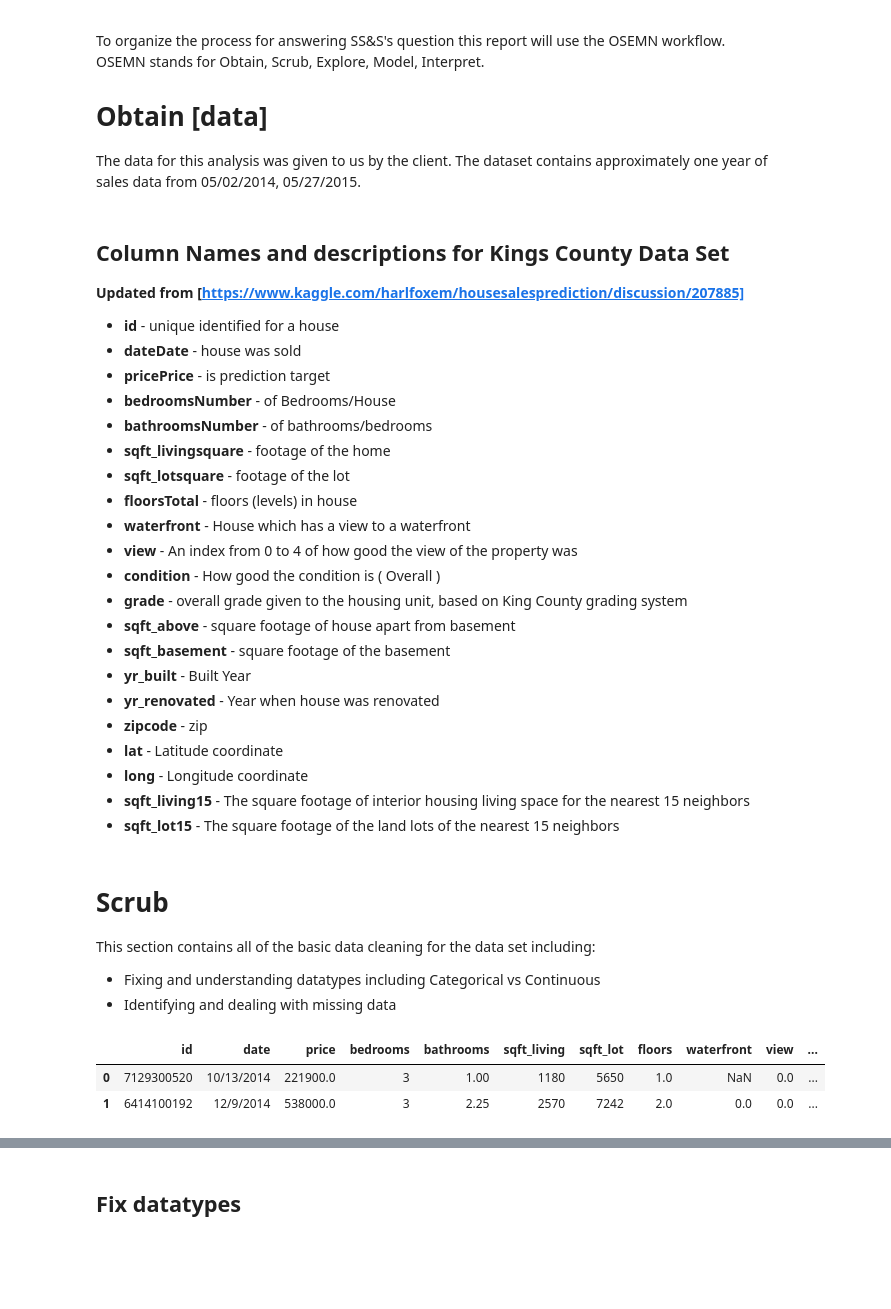
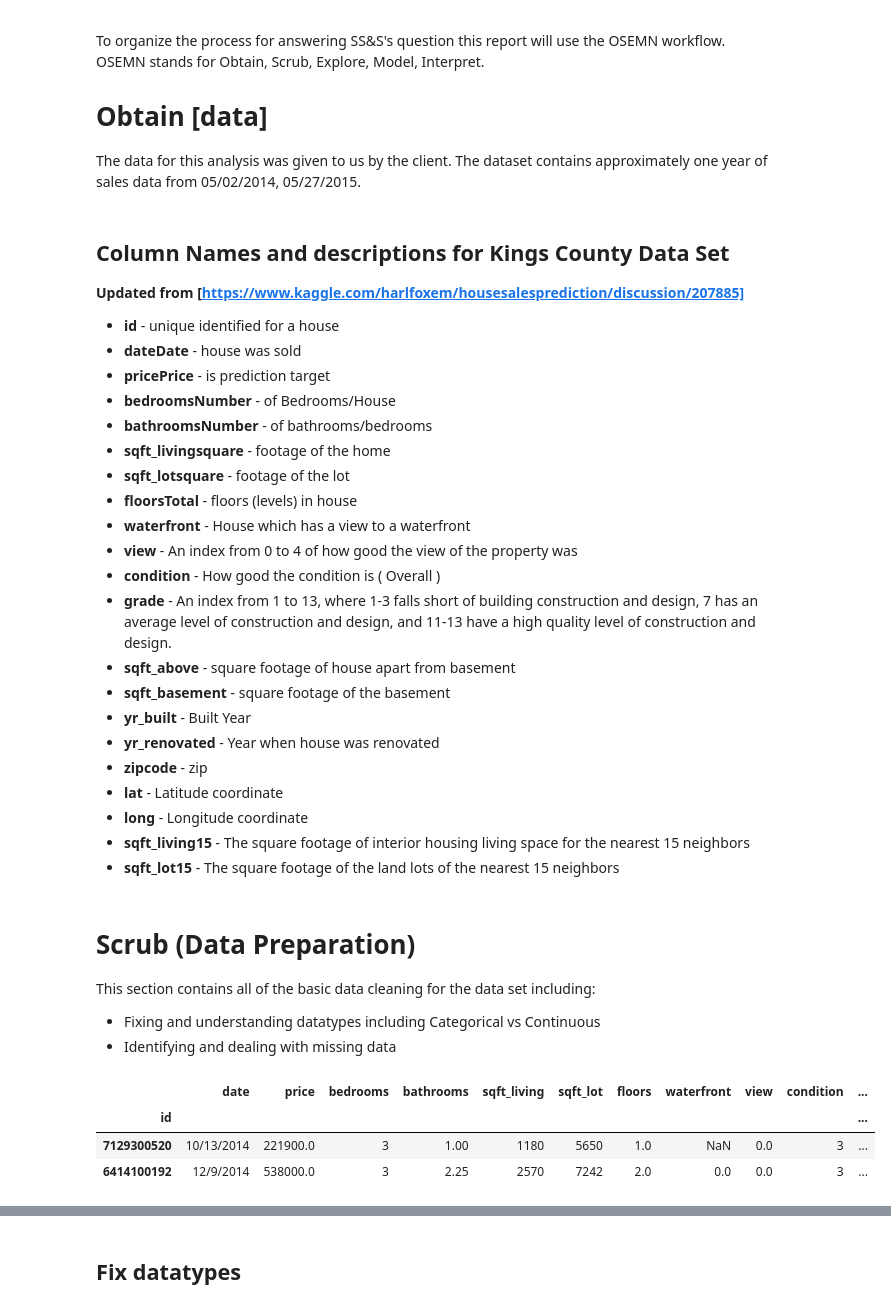
Before and after one commit to benbogart/King-County-Housing-Price, a Jupyter notebook: Project.ipynb, the cells around one changed output, grey strips where cells are left out. Cells and saved outputs as stored; diff of their text form; code cells hidden in the pictures; blank space fills up the shorter version.

```diff
--- a/Project.ipynb
+++ b/Project.ipynb
@@ -36,7 +37,7 @@ The data for this analysis was given to us by the client.  The dataset contains
 * **waterfront** - House which has a view to a waterfront
 * **view** - An index from 0 to 4 of how good the view of the property was
 * **condition** - How good the condition is ( Overall )
-* **grade** - overall grade given to the housing unit, based on King County grading system
+* **grade** - An index from 1 to 13, where 1-3 falls short of building construction and design, 7 has an average level of construction and design, and 11-13 have a high quality level of construction and design.
 * **sqft_above** - square footage of house apart from basement
 * **sqft_basement** - square footage of the basement
 * **yr_built** - Built Year
@@ -47,25 +48,37 @@ The data for this analysis was given to us by the client.  The dataset contains
 * **sqft_living15** - The square footage of interior housing living space for the nearest 15 neighbors
 * **sqft_lot15** - The square footage of the land lots of the nearest 15 neighbors
 # %% [markdown]
-# Scrub
+# Scrub (Data Preparation)
 
 This section contains all of the basic data cleaning for the data set including:
 * Fixing and understanding datatypes including Categorical vs Continuous
 * Identifying and dealing with missing data
 # %%
 import pandas as pd
+import numpy as np
 import matplotlib.pyplot as plt
 import seaborn as sns
 %matplotlib inline
 
-pd.options.display.max_columns = 100
+import scipy.stats as stats
+
+import statsmodels.api as sm
+from statsmodels.stats.outliers_influence import variance_inflation_factor
+import statsmodels.stats.api as sms
+
+from sklearn.metrics import make_scorer, mean_squared_error, r2_score
+from sklearn.model_selection import cross_val_score
+from sklearn.linear_model import LinearRegression
+
+pd.options.display.max_columns = 30
 # %%
-df = pd.read_csv('data/kc_house_data.csv')
+df = pd.read_csv('data/kc_house_data.csv', index_col='id')
 df.head(2)
 # %% [output]
-|  | id | date | price | bedrooms | bathrooms | sqft_living | sqft_lot | floors | waterfront | view | ... |
-| 0 | 7129300520 | 10/13/2014 | 221900.0 | 3 | 1.00 | 1180 | 5650 | 1.0 | NaN | 0.0 | ... |
-| 1 | 6414100192 | 12/9/2014 | 538000.0 | 3 | 2.25 | 2570 | 7242 | 2.0 | 0.0 | 0.0 | ... |
+|  | date | price | bedrooms | bathrooms | sqft_living | sqft_lot | floors | waterfront | view | condition | ... |
+| id |  |  |  |  |  |  |  |  |  |  | ... |
+| 7129300520 | 10/13/2014 | 221900.0 | 3 | 1.00 | 1180 | 5650 | 1.0 | NaN | 0.0 | 3 | ... |
+| 6414100192 | 12/9/2014 | 538000.0 | 3 | 2.25 | 2570 | 7242 | 2.0 | 0.0 | 0.0 | 3 | ... |
 # %%
 df.info()
 # %% [output]
```
Also changed, not shown: parts of 180 cells of this notebook, 2 other files.
